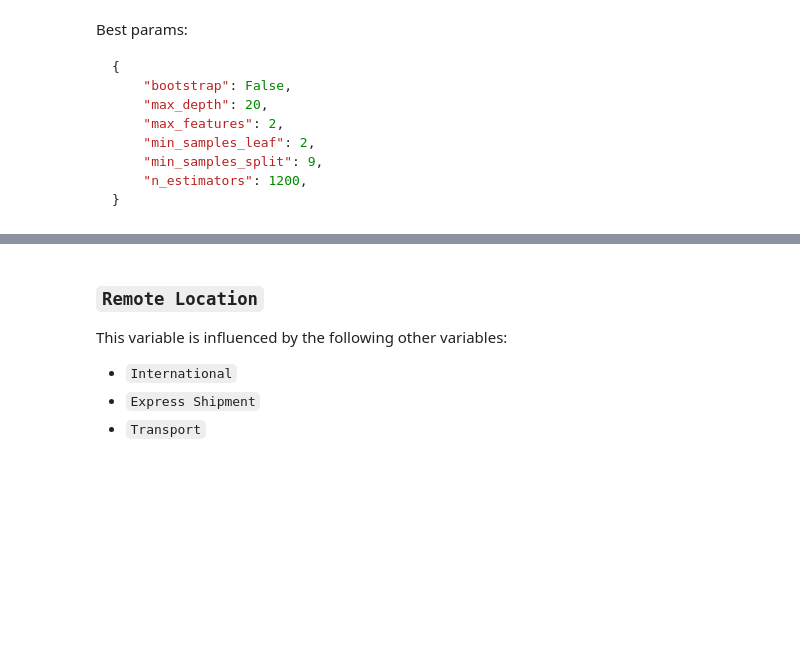
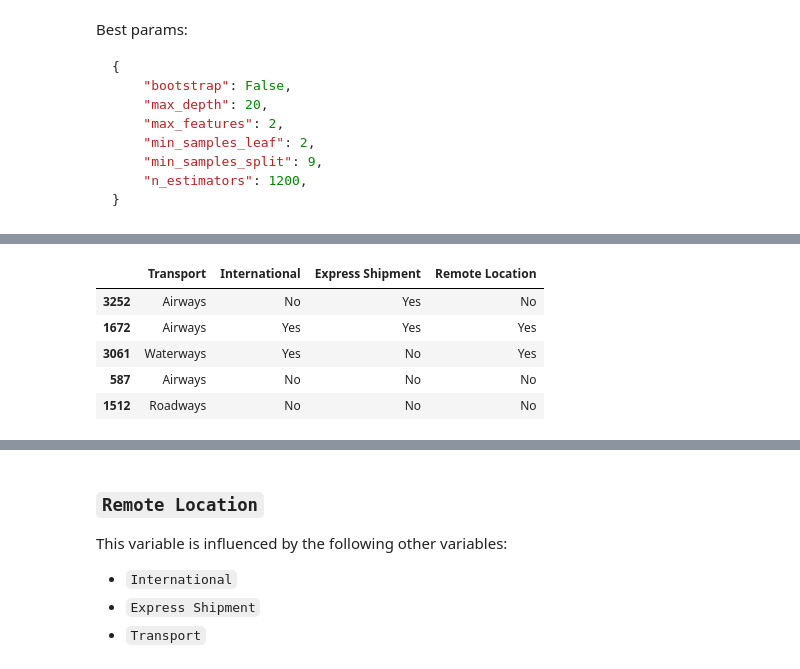
Before and after one commit to jacob5412/HackerEarth-Exhibit-Art, a Jupyter notebook: EDA-2.ipynb, the cells around one changed output, grey strips where cells are left out. Saved outputs shown, nothing was run; the diff lists cells and outputs as text; code cells hidden in the pictures; blank space fills up the shorter version.

```diff
--- a/EDA-2.ipynb
+++ b/EDA-2.ipynb
@@ -18,3 +18,5 @@ train_df = pd.read_csv(
 )
 # %% [output]
 [interactive output not drawn]
+# %%
+test_df = pd.read_csv("data/test.csv", parse_dates=["Scheduled Date", "Delivery Date"])
@@ -661 +687,10 @@ train_df[["Transport", "International", "Express Shipment", "Remote Location"]].
 [interactive output not drawn]
+# %%
+test_df.loc[test_df["Transport"].isna(), ["Transport"],] = transport_rfc.predict(
+    pd.get_dummies(
+        test_df.loc[
+            test_df["Transport"].isna(),
+            ["International", "Express Shipment", "Remote Location"],
+        ]
+    )
+)
@@ -661,0 +699,9 @@ train_df[["Transport", "International", "Express Shipment", "Remote Location"]].
+# %%
+test_df[["Transport", "International", "Express Shipment", "Remote Location"]].sample(5)
+# %% [output]
+|  | Transport | International | Express Shipment | Remote Location |
+| 3252 | Airways | No | Yes | No |
+| 1672 | Airways | Yes | Yes | Yes |
+| 3061 | Waterways | Yes | No | Yes |
+| 587 | Airways | No | No | No |
+| 1512 | Roadways | No | No | No |
```
Also changed, not shown: parts of 19 cells of this notebook, 2 other files.
